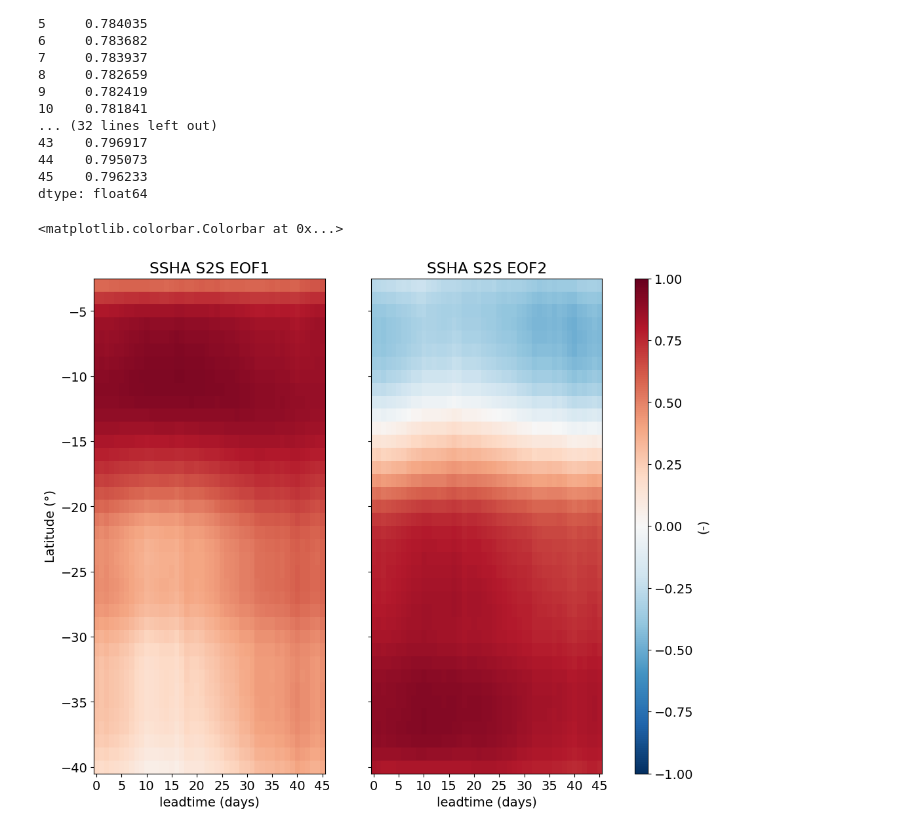
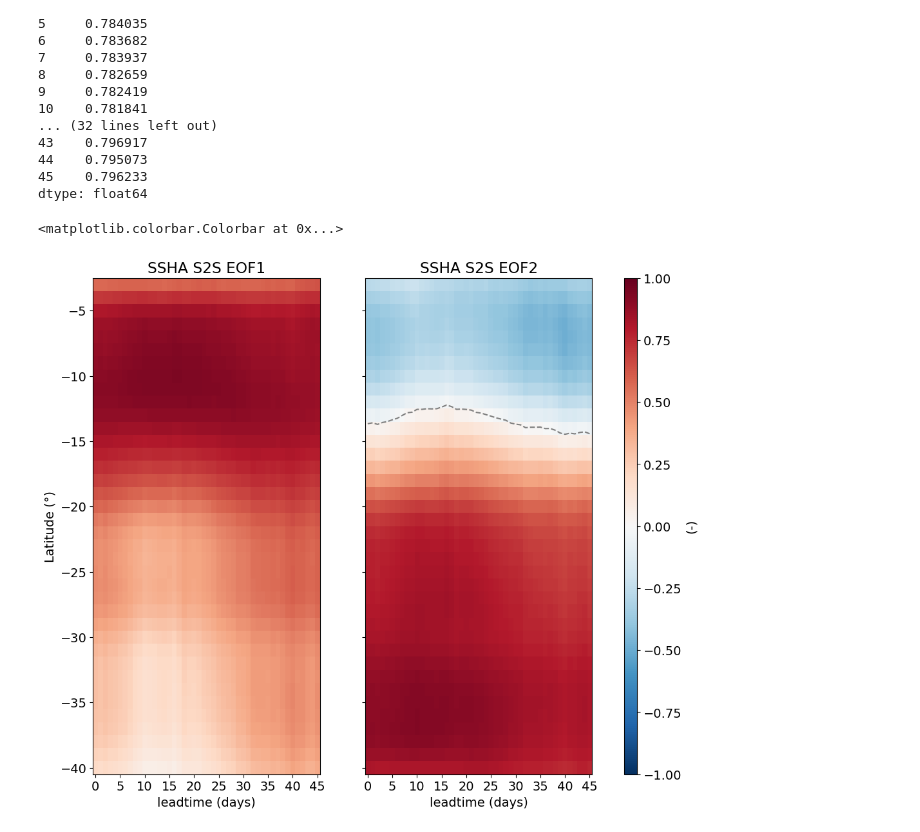
Before and after one commit to lucasglasner/S2S_CEAZA, a Jupyter notebook: kelvinwave_index.ipynb, the cells around one changed output. Saved outputs shown, nothing was run; the diff lists cells and outputs as text; code cells hidden in the pictures.

```diff
--- a/kelvinwave_index.ipynb
+++ b/kelvinwave_index.ipynb
@@ -294,18 +294,19 @@ dtype: float64
 # %%
 fig, ax = plt.subplots(1,2, sharex=True, sharey=True, facecolor='w', dpi=100, figsize=(10,10))
 m=eof.isel(comp=0).plot(vmin=-1,vmax=1, cmap='RdBu_r', ax=ax[0], x='leadtime', add_colorbar=False)
+
 m=eof.isel(comp=1).plot(vmin=-1,vmax=1, cmap='RdBu_r', ax=ax[1], x='leadtime', add_colorbar=False)
-
+eof.isel(comp=1).plot.contour(ax=ax[1], x='leadtime',levels=[0], colors='grey', linestyles='--')
 for n,axis in enumerate(ax):
     axis.set_title('SSHA S2S EOF{}'.format(n+1))
     axis.set_ylabel('')
     axis.set_xlabel('leadtime (days)')
     axis.set_xticks(np.arange(0,46,5))
 ax[0].set_ylabel('Latitude (°)')
 
 box = ax[-1].get_position()
 cax = fig.add_axes([box.xmax+0.05, box.ymin, 0.02, box.ymax-box.ymin])
 fig.colorbar(m, cax=cax, label='(-)')
 # %% [output]
 <matplotlib.colorbar.Colorbar at 0x...>
-[figure, old version]
+[figure, new version]
```
Also changed, not shown: parts of 3 cells of this notebook, 2 other files.
